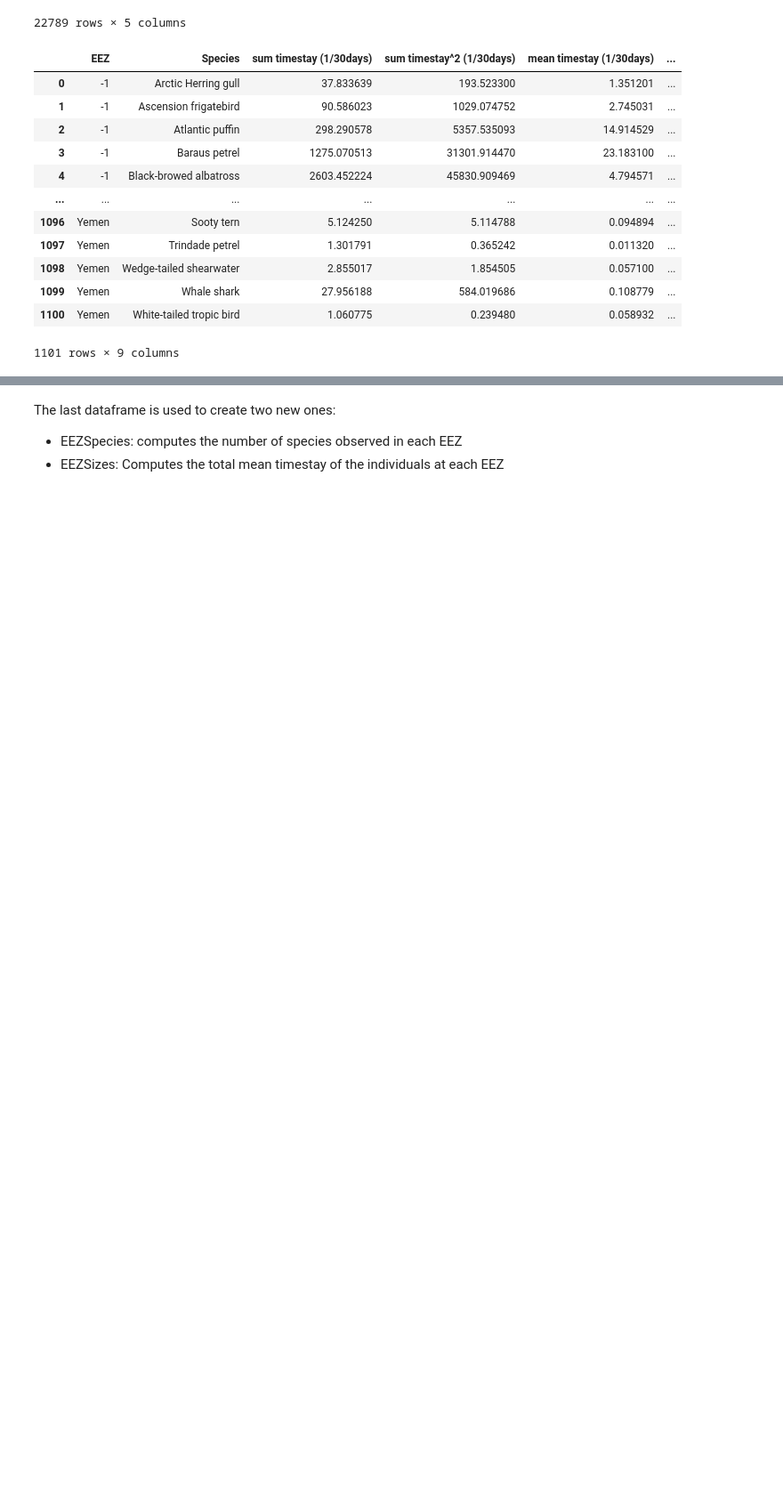
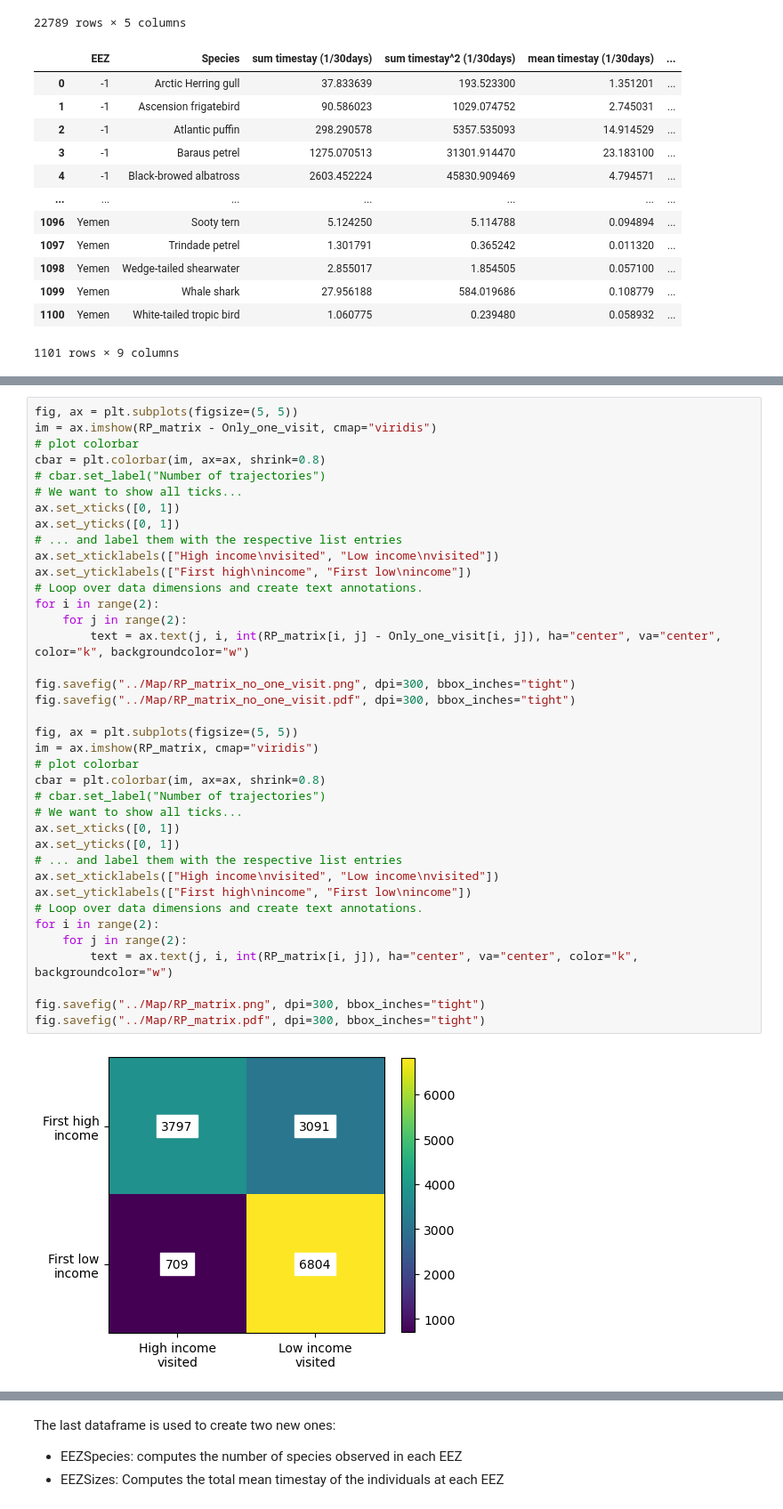
Before and after one commit to GBuenvar/MarineConsEcoStrat, a Jupyter notebook: Map/EEZ_all_species.ipynb, the cells around one changed output, grey strips where cells are left out. Shown at 89% size. Cells and saved outputs as stored; diff of their text form; blank space fills up the shorter version.

Commit message:
Compute RP matrix

```diff
--- a/Map/EEZ_all_species.ipynb
+++ b/Map/EEZ_all_species.ipynb
@@ -420,0 +457,40 @@ display(SpeciesEEZTimes)
+# %%
+fig, ax = plt.subplots(figsize=(5, 5))
+im = ax.imshow(RP_matrix - Only_one_visit, cmap="viridis")
+# plot colorbar
+cbar = plt.colorbar(im, ax=ax, shrink=0.8)
+# cbar.set_label("Number of trajectories")
+# We want to show all ticks...
+ax.set_xticks([0, 1])
+ax.set_yticks([0, 1])
+# ... and label them with the respective list entries
+ax.set_xticklabels(["High income\nvisited", "Low income\nvisited"])
+ax.set_yticklabels(["First high\nincome", "First low\nincome"])
+# Loop over data dimensions and create text annotations.
+for i in range(2):
+    for j in range(2):
+        text = ax.text(j, i, int(RP_matrix[i, j] - Only_one_visit[i, j]), ha="center", va="center", color="k", backgroundcolor="w")
+
+fig.savefig("../Map/RP_matrix_no_one_visit.png", dpi=300, bbox_inches="tight")
+fig.savefig("../Map/RP_matrix_no_one_visit.pdf", dpi=300, bbox_inches="tight")
+
+fig, ax = plt.subplots(figsize=(5, 5))
+im = ax.imshow(RP_matrix, cmap="viridis")
+# plot colorbar
+cbar = plt.colorbar(im, ax=ax, shrink=0.8)
+# cbar.set_label("Number of trajectories")
+# We want to show all ticks...
+ax.set_xticks([0, 1])
+ax.set_yticks([0, 1])
+# ... and label them with the respective list entries
+ax.set_xticklabels(["High income\nvisited", "Low income\nvisited"])
+ax.set_yticklabels(["First high\nincome", "First low\nincome"])
+# Loop over data dimensions and create text annotations.
+for i in range(2):
+    for j in range(2):
+        text = ax.text(j, i, int(RP_matrix[i, j]), ha="center", va="center", color="k", backgroundcolor="w")
+
+fig.savefig("../Map/RP_matrix.png", dpi=300, bbox_inches="tight")
+fig.savefig("../Map/RP_matrix.pdf", dpi=300, bbox_inches="tight")
+# %% [output]
+[figure, added]
```
Also changed, not shown: parts of 7 cells of this notebook, 1 other file.
